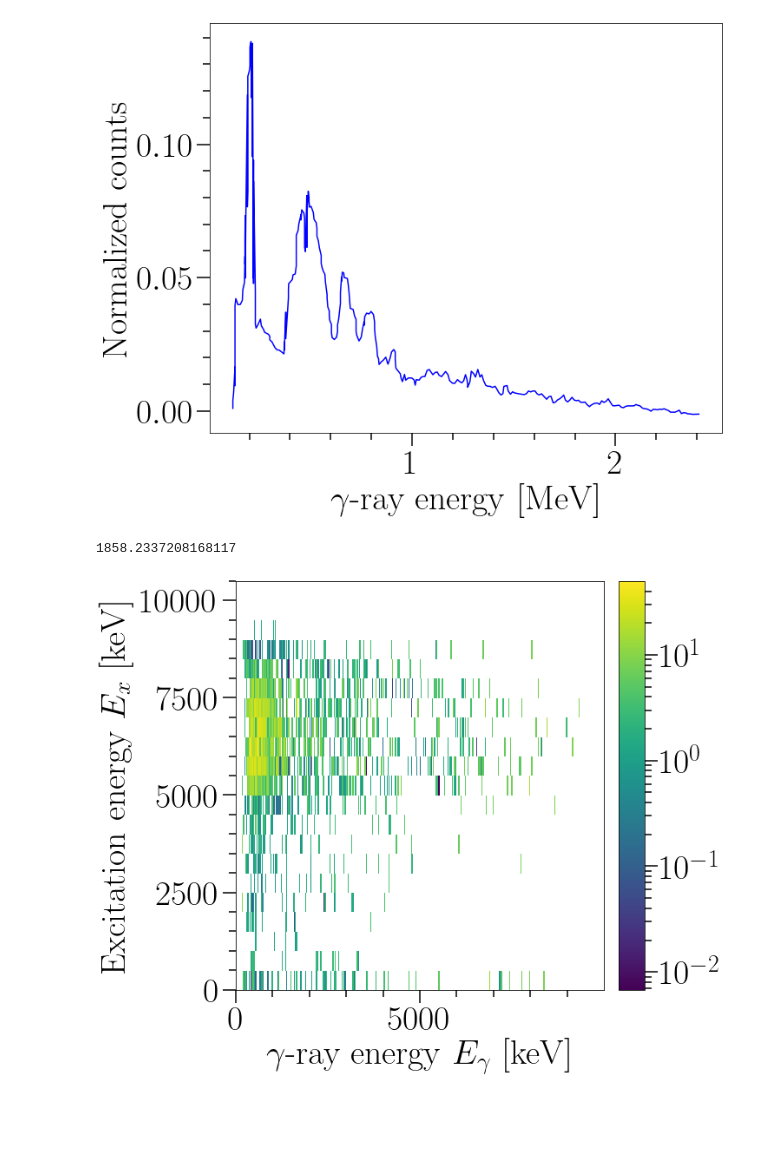
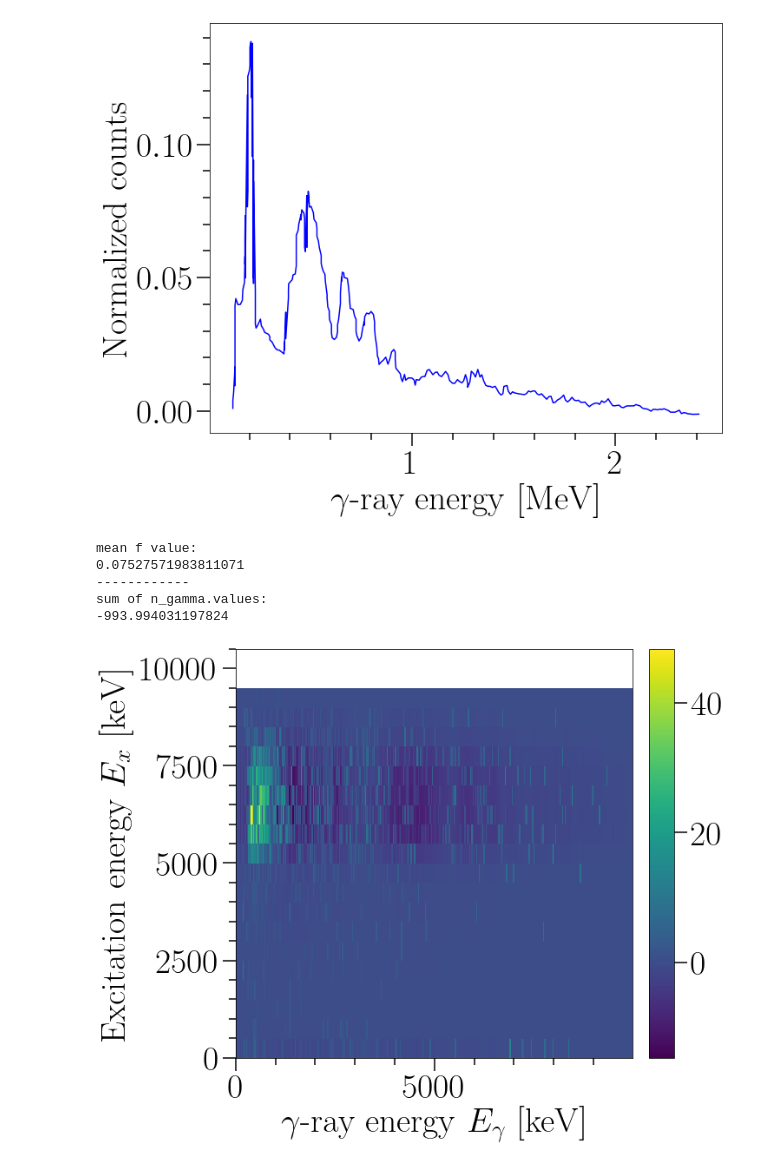
Before and after one commit to jvevik/Unfolding_and_PFG_extraction, a Jupyter notebook: Unfolding.ipynb, the cells around one changed output. Drawn from its saved outputs; the diff is of its cells as text; code cells hidden in the pictures; blank space fills up the shorter version.

Commit message:
new epsilon_n

```diff
--- a/Unfolding.ipynb
+++ b/Unfolding.ipynb
@@ -463,40 +463,48 @@ b = 2.5 #U234
 Sn = 5.762 #for U233
 M = 6.31 #U234
 f = np.zeros(len(unfolded.Ex))
+epsilon_n = 0.21
 
 unfolded_kopi = unfolded.copy()
 
 for i in range(len(unfolded_kopi.Ex)):
     for j in range(len(unfolded_kopi.Eg)):
         unfolded_kopi[i][j] = 0
 
 for i in range(len(unfolded.Ex)):
     nu = a*(unfolded.Ex[i]*1e-3 - Sn) + b
-    f[i] = (epsilon*nu)/(epsilon*nu + M)
+    f[i] = (epsilon_n*nu)/(epsilon_n*nu + M)
 
 n_tot_ex = np.zeros(len(unfolded.Ex))
 for i in range(len(n_tot_ex)):
     for j in range(len(unfolded.Eg)):
         n_tot_ex[i] += unfolded.values[i][j]
 
 
 n_neutrons = unfolded_kopi.copy()
 for i in range(len(unfolded.Ex)):
     for j in range(len(unfolded.Eg)):
         n_neutrons[i][j] = f[i]*n_tot_ex[i]*data_y[0][j]
 
 
 n_gamma = unfolded_kopi.copy()
 for i in range(len(unfolded.Ex)):
     for j in range(len(unfolded.Eg)):
         n_gamma[i][j] = unfolded.values[i][j] - n_neutrons[i][j]
 
-
+print('mean f value:')
+print(np.mean(f))
+print('------------')
+print('sum of n_gamma.values:')
 print(np.sum(n_gamma.values))
 plotting(n_gamma)
 # %% [output]
-1858.2337208168117
+mean f value:
+0.07527571983811071
+------------
+sum of n_gamma.values:
+-993.994031197824
-[figure, old version]
+[figure, new version]
 # %%
 E_tot_new = np.zeros(len(n_gamma.Ex))
 for i in range(len(E_tot_new)):
```
Also changed, not shown: parts of 4 cells of this notebook.
